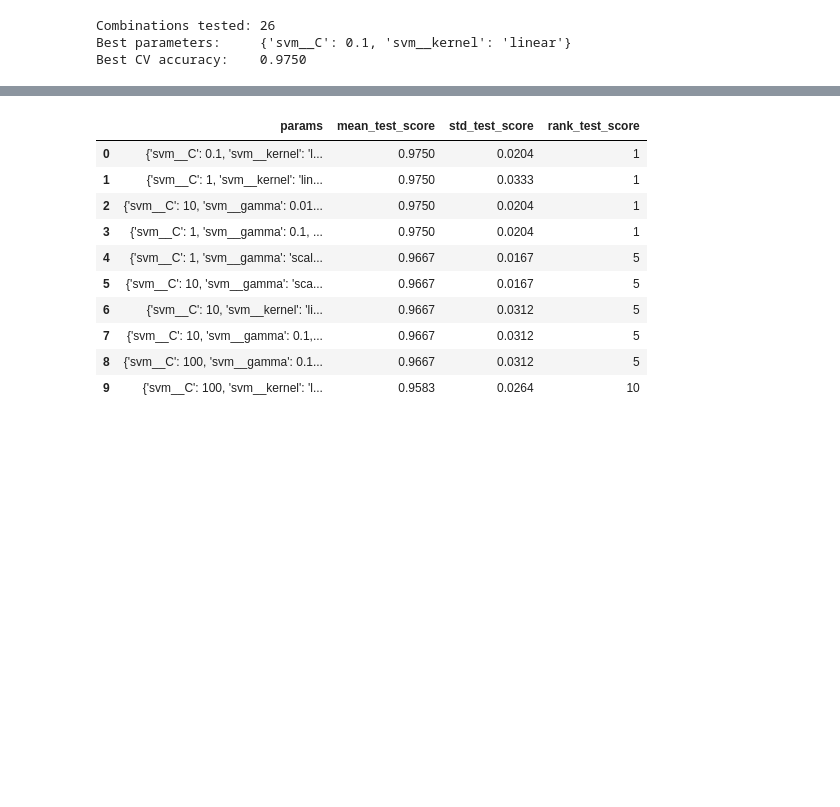
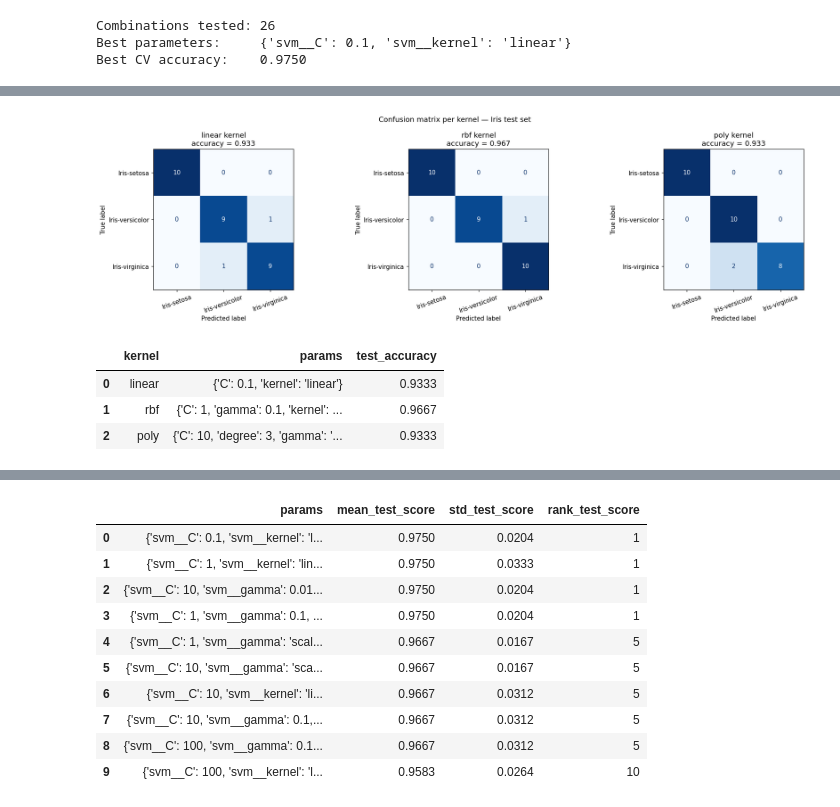
Before and after one commit to mdasufian/MSE-803-data-analytics, a Jupyter notebook: week-5/activity-1/svm_iris_classifier.ipynb, the cells around one changed output, grey strips where cells are left out. Cells and saved outputs as stored; diff of their text form; code cells hidden in the pictures; blank space fills up the shorter version.

```diff
--- a/week-5/activity-1/svm_iris_classifier.ipynb
+++ b/week-5/activity-1/svm_iris_classifier.ipynb
@@ -258,0 +263,48 @@ Best CV accuracy:    0.9750
+# %%
+def best_params_per_kernel(search):
+    """Pull out each kernel's own best hyper-parameters from the grid search results."""
+    results = pd.DataFrame(search.cv_results_)
+    best = {}
+    for kernel in results["param_svm__kernel"].unique():
+        subset = results[results["param_svm__kernel"] == kernel]
+        top = subset.loc[subset["mean_test_score"].idxmax()]
+        params = {k.replace("svm__", ""): v for k, v in top["params"].items()}
+        best[kernel] = params
+    return best
+
+
+best_params = best_params_per_kernel(search)
+order = [k for k in ["linear", "rbf", "poly"] if k in best_params]
+
+kernel_results = {}
+fig, axes = plt.subplots(1, len(order), figsize=(6 * len(order), 5))
+if len(order) == 1:
+    axes = [axes]
+
+for ax, kernel in zip(axes, order):
+    params = best_params[kernel]
+    model_k = make_pipeline(**params).fit(X_train, y_train)
+    y_pred_k = model_k.predict(X_test)
+    acc_k = accuracy_score(y_test, y_pred_k)
+    cm_k = confusion_matrix(y_test, y_pred_k, labels=CLASS_NAMES)
+    kernel_results[kernel] = {"params": params, "accuracy": acc_k, "y_pred": y_pred_k}
+
+    ConfusionMatrixDisplay(cm_k, display_labels=CLASS_NAMES).plot(ax=ax, cmap="Blues", colorbar=False)
+    ax.set_title(f"{kernel} kernel\naccuracy = {acc_k:.3f}")
+    ax.tick_params(axis="x", rotation=20)
+
+fig.suptitle("Confusion matrix per kernel — Iris test set")
+plt.tight_layout()
+plt.show()
+
+pd.DataFrame({
+    "kernel": order,
+    "params": [kernel_results[k]["params"] for k in order],
+    "test_accuracy": [kernel_results[k]["accuracy"] for k in order],
+}).round(4)
+# %% [output]
+[figure, added]
+|  | kernel | params | test_accuracy |
+| 0 | linear | {'C': 0.1, 'kernel': 'linear'} | 0.9333 |
+| 1 | rbf | {'C': 1, 'gamma': 0.1, 'kernel': ... | 0.9667 |
+| 2 | poly | {'C': 10, 'degree': 3, 'gamma': '... | 0.9333 |
```
Also changed, not shown: parts of 3 cells of this notebook, 3 other files.
